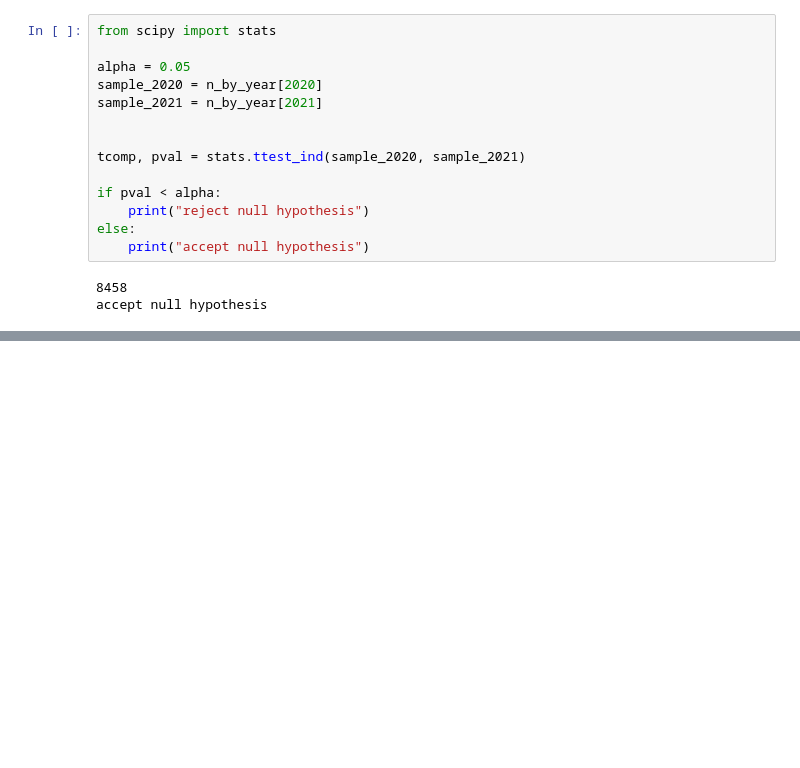
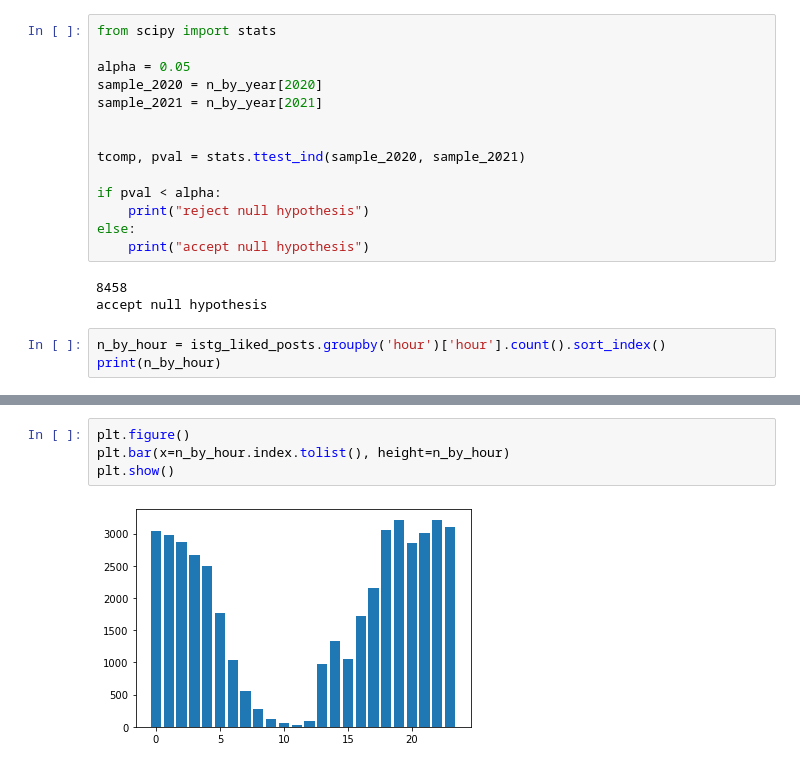
Before and after one commit to kenzkelly/PersonalDataProject, a Jupyter notebook: PersonalDataProject.ipynb, the cells around one changed output, grey strips where cells are left out. Drawn from its saved outputs; the diff is of its cells as text; blank space fills up the shorter version.

```diff
--- a/PersonalDataProject.ipynb
+++ b/PersonalDataProject.ipynb
@@ -89,3 +89,6 @@ else:
 # %% [output]
 8458
 accept null hypothesis
+# %%
+n_by_hour = istg_liked_posts.groupby('hour')['hour'].count().sort_index()
+print(n_by_hour)
@@ -91,0 +113,6 @@ accept null hypothesis
+# %%
+plt.figure()
+plt.bar(x=n_by_hour.index.tolist(), height=n_by_hour)
+plt.show()
+# %% [output]
+[figure, added]
```
Also changed, not shown: parts of 1 cell of this notebook, 3 other files.
